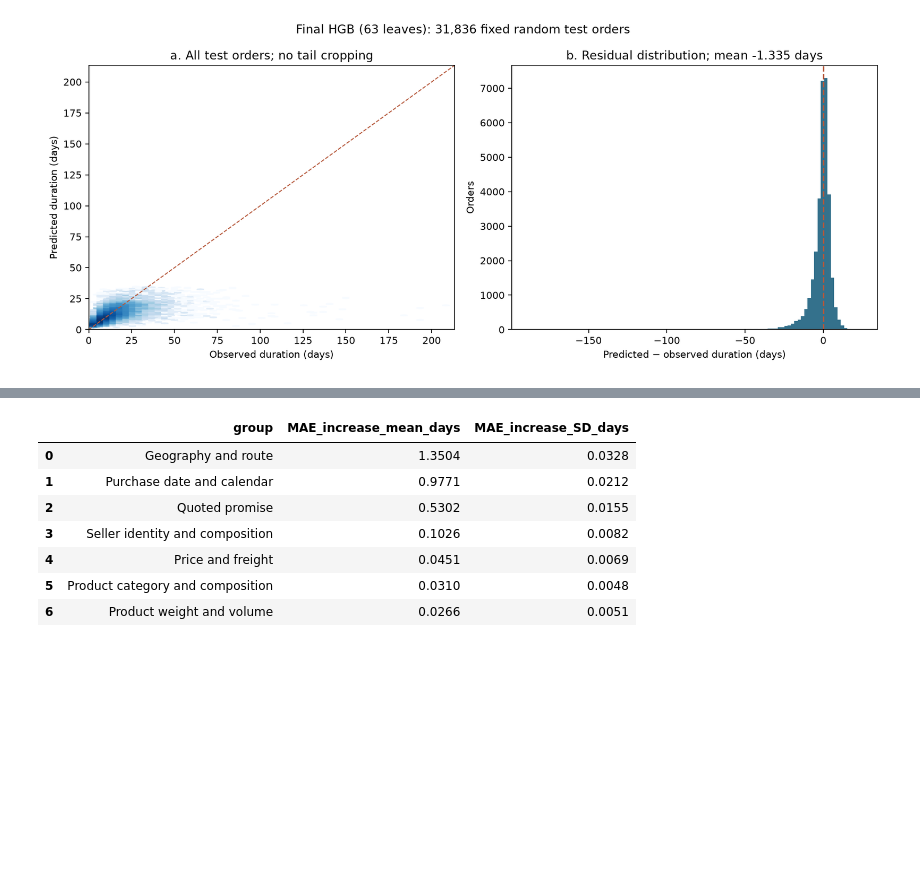
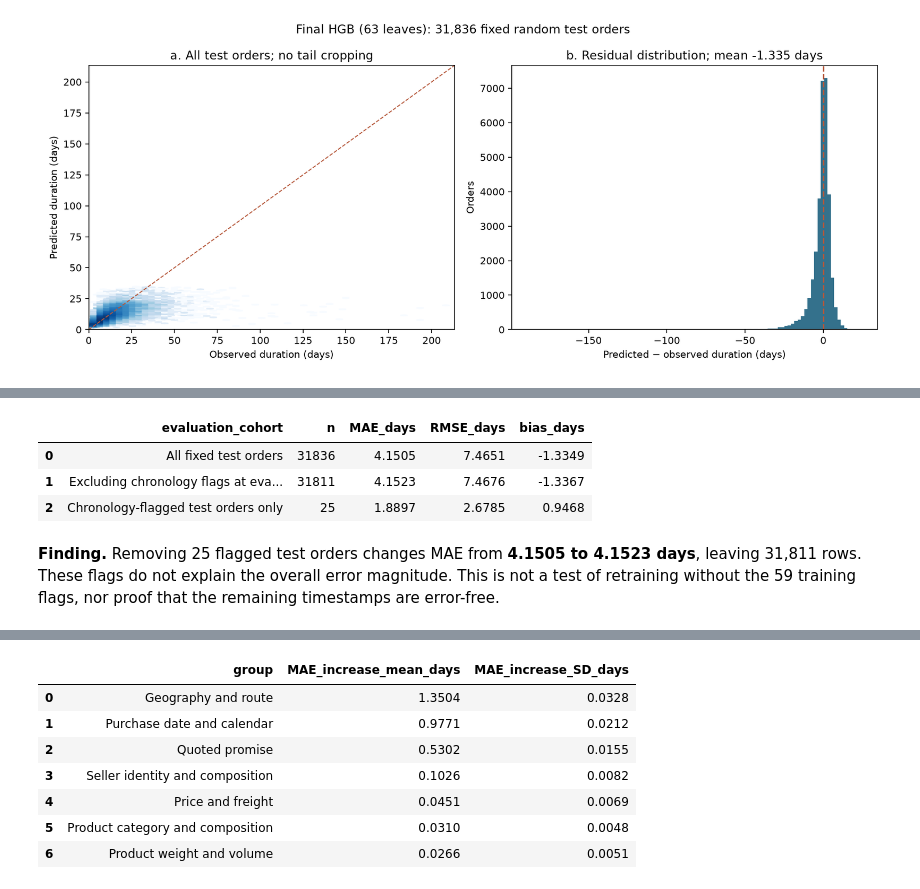
Before and after one commit to IT5006-Group9/IT5006-Group9-Olist-Project, a Jupyter notebook: Phase 2/Regression/delivery_regression_best/notebooks/delivery_regression_complete.ipynb, the cells around one changed output, grey strips where cells are left out. Cells and saved outputs as stored; diff of their text form; code cells hidden in the pictures; blank space fills up the shorter version.

Commit message:
Explain regression methods and findings in Phase 1 notebook style

```diff
--- a/Phase 2/Regression/delivery_regression_best/notebooks/delivery_regression_complete.ipynb
+++ b/Phase 2/Regression/delivery_regression_best/notebooks/delivery_regression_complete.ipynb
@@ -322,0 +429,10 @@ Grouped permutation importance measures the increase in MAE when related raw fie
+# %%
+sensitivity = pd.read_csv(TABLES / "chronology_evaluation_sensitivity.csv")
+display(sensitivity[["evaluation_cohort", "n", "MAE_days", "RMSE_days", "bias_days"]].round(4))
+# %% [output]
+|  | evaluation_cohort | n | MAE_days | RMSE_days | bias_days |
+| 0 | All fixed test orders | 31836 | 4.1505 | 7.4651 | -1.3349 |
+| 1 | Excluding chronology flags at eva... | 31811 | 4.1523 | 7.4676 | -1.3367 |
+| 2 | Chronology-flagged test orders only | 25 | 1.8897 | 2.6785 | 0.9468 |
+# %% [markdown]
+**Finding.** Removing 25 flagged test orders changes MAE from **4.1505 to 4.1523 days**, leaving 31,811 rows. These flags do not explain the overall error magnitude. This is not a test of retraining without the 59 training flags, nor proof that the remaining timestamps are error-free.
```
Also changed, not shown: parts of 51 cells of this notebook, 5 other files.
